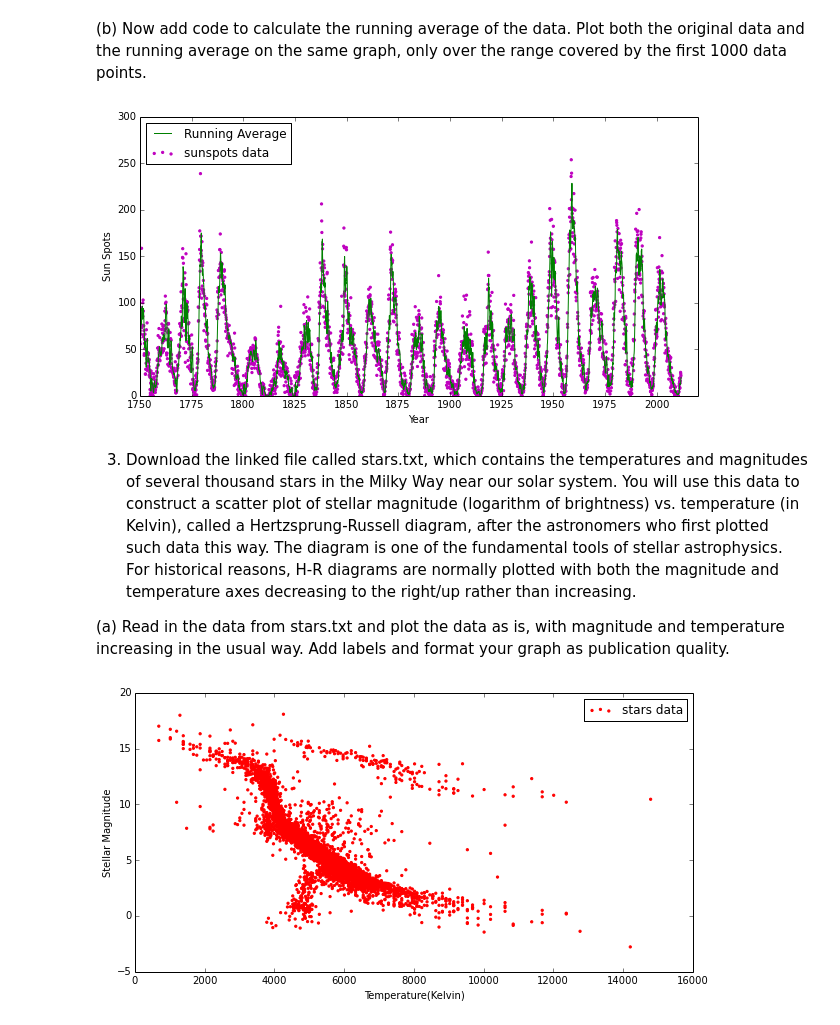
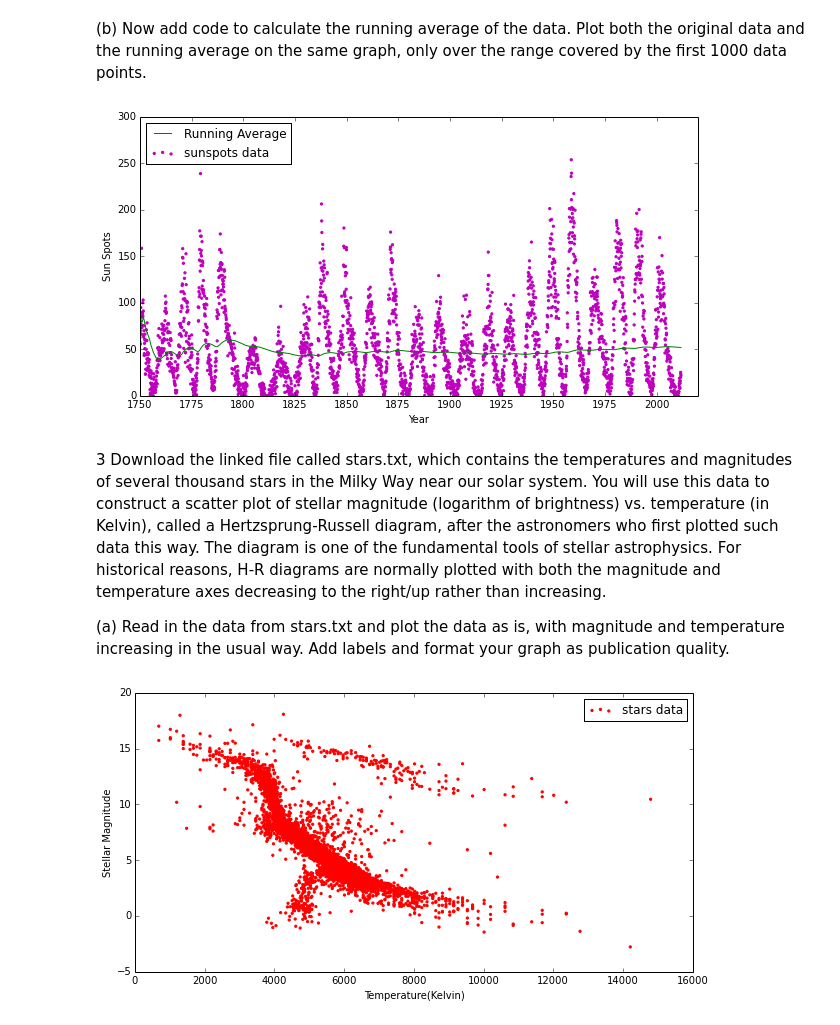
Before and after one commit to mkourjan/PHYS202-S14, a Jupyter notebook: Graphics/GraphicsExercises.ipynb, the cells around one changed output. Cells and saved outputs as stored; diff of their text form; code cells hidden in the pictures.

```diff
--- a/Graphics/GraphicsExercises.ipynb
+++ b/Graphics/GraphicsExercises.ipynb
@@ -76,34 +76,34 @@ plt.show()
 # %%
 x,y = np.loadtxt('sunspots.txt', unpack = True)
 a = []
 for i in x:
     a.append((i / 12) + 1750)
 b = []
 for i in a:
     if i % 25 == 0:
         b.append(i)
 
 c = []
 for i in range(len(a)):
-    c.append(np.average(y[i-5:i]))
+    c.append(np.average(y[0:i]))
 
 plt.figure(figsize = (10, 5))
 plt.plot(a,c, color = 'g', label = "Running Average")
 
 
 plt.xticks(b)
 plt.xlim(1750, 2020)
 plt.ylim(0, 300)
 plt.scatter(a, y, marker = ".", color = 'm', label = "sunspots data")
 plt.legend()
 plt.xlabel('Year')
 plt.ylabel('Sun Spots')
 plt.legend(loc = "upper left")
 plt.show()
 # %% [output]
-[figure, old version]
+[figure, new version]
 # %% [markdown]
-3. Download the linked file called stars.txt, which contains the temperatures and magnitudes of several thousand stars in the Milky Way near our solar system. You will use this data to construct a scatter plot of stellar magnitude (logarithm of brightness) vs. temperature (in Kelvin), called a Hertzsprung-Russell diagram, after the astronomers who first plotted such data this way. The diagram is one of the fundamental tools of stellar astrophysics. For historical reasons, H-R diagrams are normally plotted with both the magnitude and temperature axes decreasing to the right/up rather than increasing.
+3 Download the linked file called stars.txt, which contains the temperatures and magnitudes of several thousand stars in the Milky Way near our solar system. You will use this data to construct a scatter plot of stellar magnitude (logarithm of brightness) vs. temperature (in Kelvin), called a Hertzsprung-Russell diagram, after the astronomers who first plotted such data this way. The diagram is one of the fundamental tools of stellar astrophysics. For historical reasons, H-R diagrams are normally plotted with both the magnitude and temperature axes decreasing to the right/up rather than increasing.
 
 (a) Read in the data from stars.txt and plot the data as is, with magnitude and temperature increasing in the usual way. Add labels and format your graph as publication quality.
 # %%
```
Also changed, not shown: parts of 5 cells of this notebook, 2 other files.
